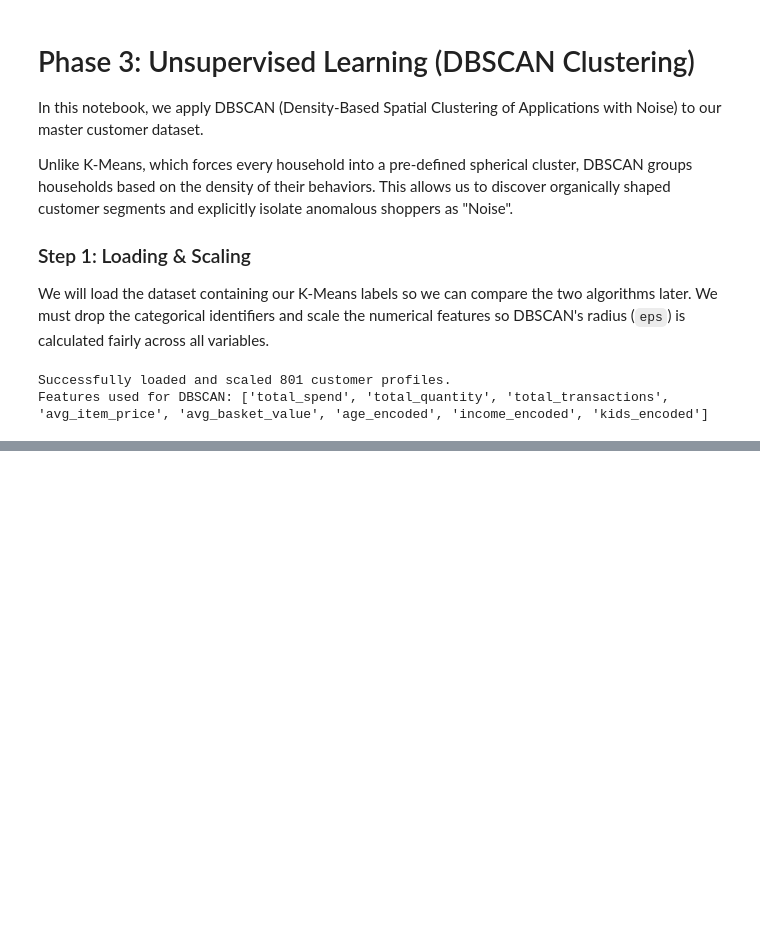
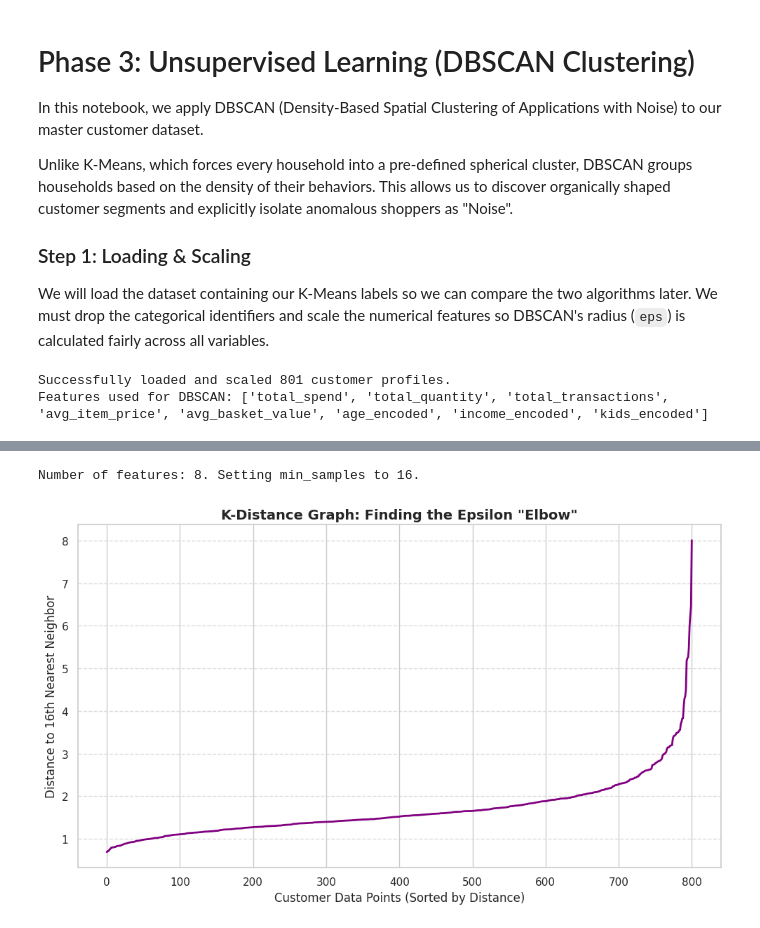
Before and after one commit to sultanjacob/Applied-Machine-Learning, a Jupyter notebook: 03_clustering/03_DBSCAN_Clustering_ipynb.ipynb, the cells around one changed output, grey strips where cells are left out. Cells and saved outputs as stored; diff of their text form; code cells hidden in the pictures; blank space fills up the shorter version.

Commit message:
Finding the optimal epsilon

```diff
--- a/03_clustering/03_DBSCAN_Clustering_ipynb.ipynb
+++ b/03_clustering/03_DBSCAN_Clustering_ipynb.ipynb
@@ -42,0 +49,29 @@ Features used for DBSCAN: ['total_spend', 'total_quantity', 'total_transactions'
+# %%
+# 1. Define min_samples (Rule of thumb: 2 * number of features)
+num_features = scaled_features.shape[1]
+min_samples_val = num_features * 2
+print(f"Number of features: {num_features}. Setting min_samples to {min_samples_val}.")
+
+# 2. Calculate the distance to the nearest neighbors for every data point
+neighbors = NearestNeighbors(n_neighbors=min_samples_val)
+neighbors_fit = neighbors.fit(scaled_features)
+distances, indices = neighbors_fit.kneighbors(scaled_features)
+
+# 3. Sort the distances from smallest to largest
+# We take the distances to the furthest neighbor in our min_samples radius
+sorted_distances = np.sort(distances[:, min_samples_val - 1], axis=0)
+
+# 4. Plot the K-Distance Graph
+plt.figure(figsize=(10, 6))
+plt.plot(sorted_distances, color='purple', linewidth=2)
+plt.title('K-Distance Graph: Finding the Epsilon "Elbow"', fontsize=14, fontweight='bold')
+plt.xlabel('Customer Data Points (Sorted by Distance)', fontsize=12)
+plt.ylabel(f'Distance to {min_samples_val}th Nearest Neighbor', fontsize=12)
+
+# Adding a grid specifically on the y-axis to help us spot the exact decimal value
+plt.grid(axis='y', linestyle='--', alpha=0.7)
+plt.tight_layout()
+plt.show()
+# %% [output]
+Number of features: 8. Setting min_samples to 16.
+[figure, added]
```
Also changed, not shown: parts of 1 cell of this notebook.
